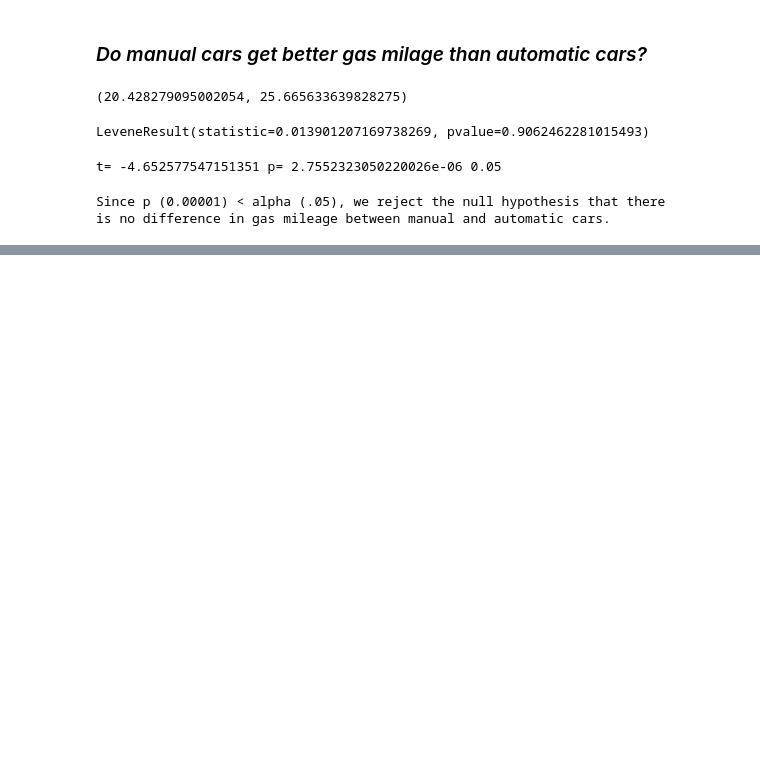
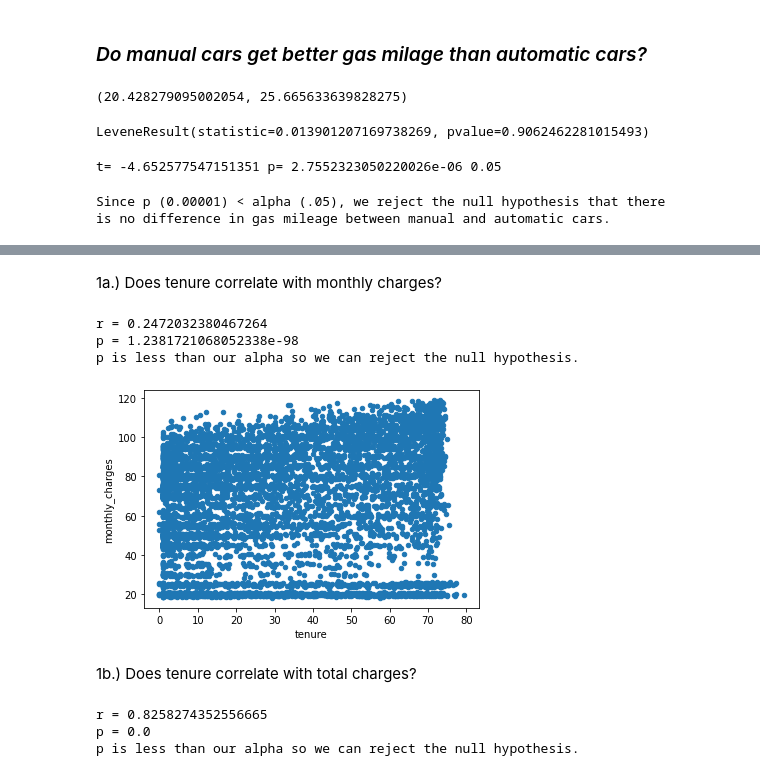
Before and after one commit to nicholas-dougherty/statistics-exercises, a Jupyter notebook: Hypothesis_Testing.ipynb, the cells around one changed output, grey strips where cells are left out. Saved outputs shown, nothing was run; the diff lists cells and outputs as text; code cells hidden in the pictures; blank space fills up the shorter version.

Commit message:
Correlation exercises. Number two.

```diff
--- a/Hypothesis_Testing.ipynb
+++ b/Hypothesis_Testing.ipynb
@@ -221,0 +232,5 @@ is no difference in gas mileage between manual and automatic cars.
+# %%
+telco_churn = pd.read_csv('/Users/nicholasdougherty/codeup-data-science/statistics-exercises/CustDetails.csv')
+churn_data = df = pd.DataFrame(telco_churn)
+churn_data.head()
+# Ready to explore and clean.
@@ -221,0 +294,34 @@ is no difference in gas mileage between manual and automatic cars.
+# %% [markdown]
+1a.) Does tenure correlate with monthly charges?
+# %%
+# column names #12 monthly_charges(float64), #14 tenure(float64), #26 tenure_months(int64)
+churn_data.plot.scatter(x='tenure', y='monthly_charges')
+y = churn_data.monthly_charges
+x = churn_data.tenure
+
+r, p = stats.pearsonr(x, y)
+print('r =', r)
+print('p =', p)
+
+p < .05
+
+print('p is less than our alpha so we can reject the null hypothesis.')
+# %% [output]
+r = 0.2472032380467264
+p = 1.2381721068052338e-98
+p is less than our alpha so we can reject the null hypothesis.
+[figure, added]
+# %% [markdown]
+1b.) Does tenure correlate with total charges?
+# %%
+r, p = stats.pearsonr(df[df.total_charges > 0].tenure, df[df.total_charges > 0].total_charges)
+print(f'r =', r)
+print('p =', p)
+
+p < .05
+
+print('p is less than our alpha so we can reject the null hypothesis.')
+# %% [output]
+r = 0.8258274352556665
+p = 0.0
+p is less than our alpha so we can reject the null hypothesis.
```
Also changed, not shown: parts of 18 cells of this notebook.
